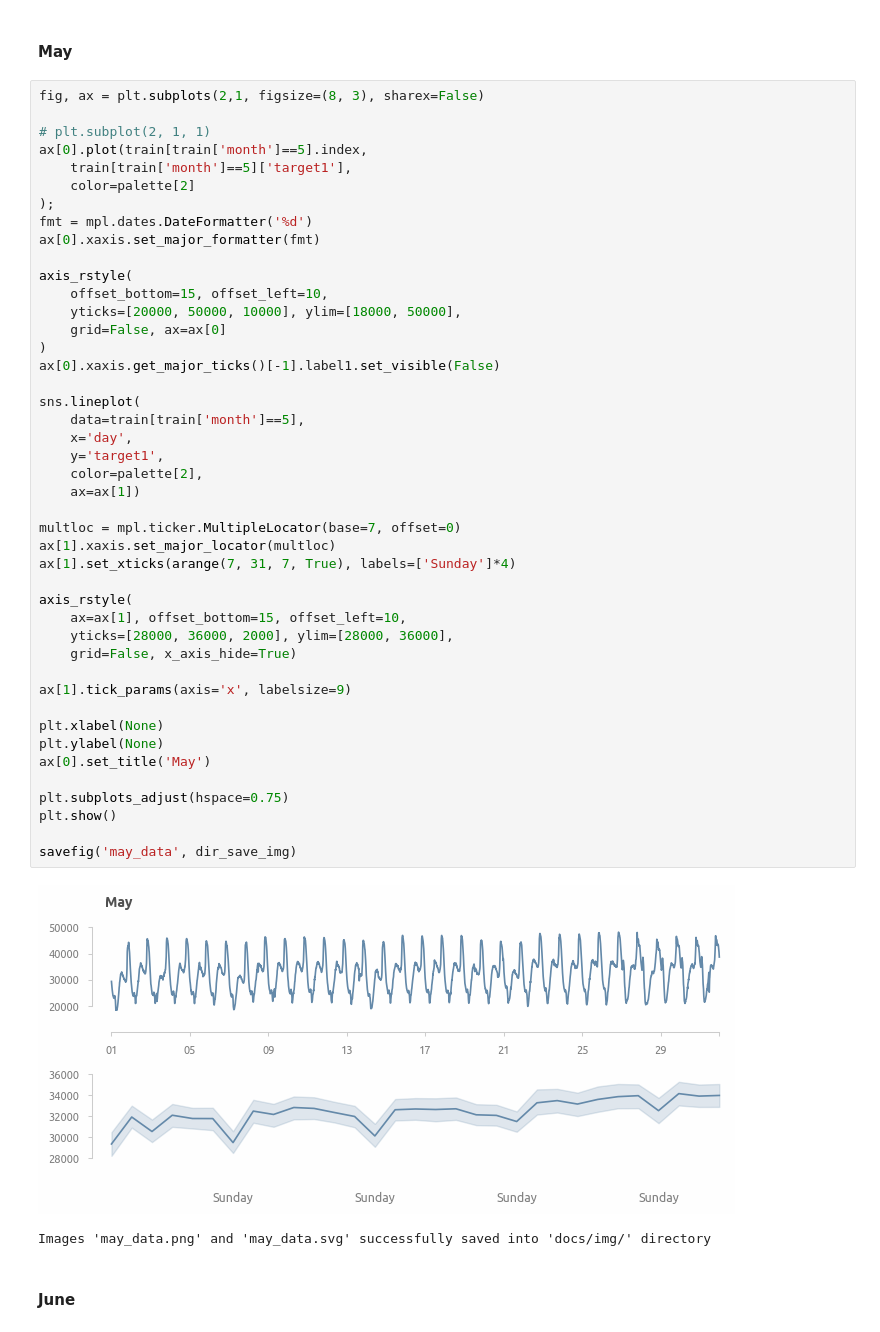
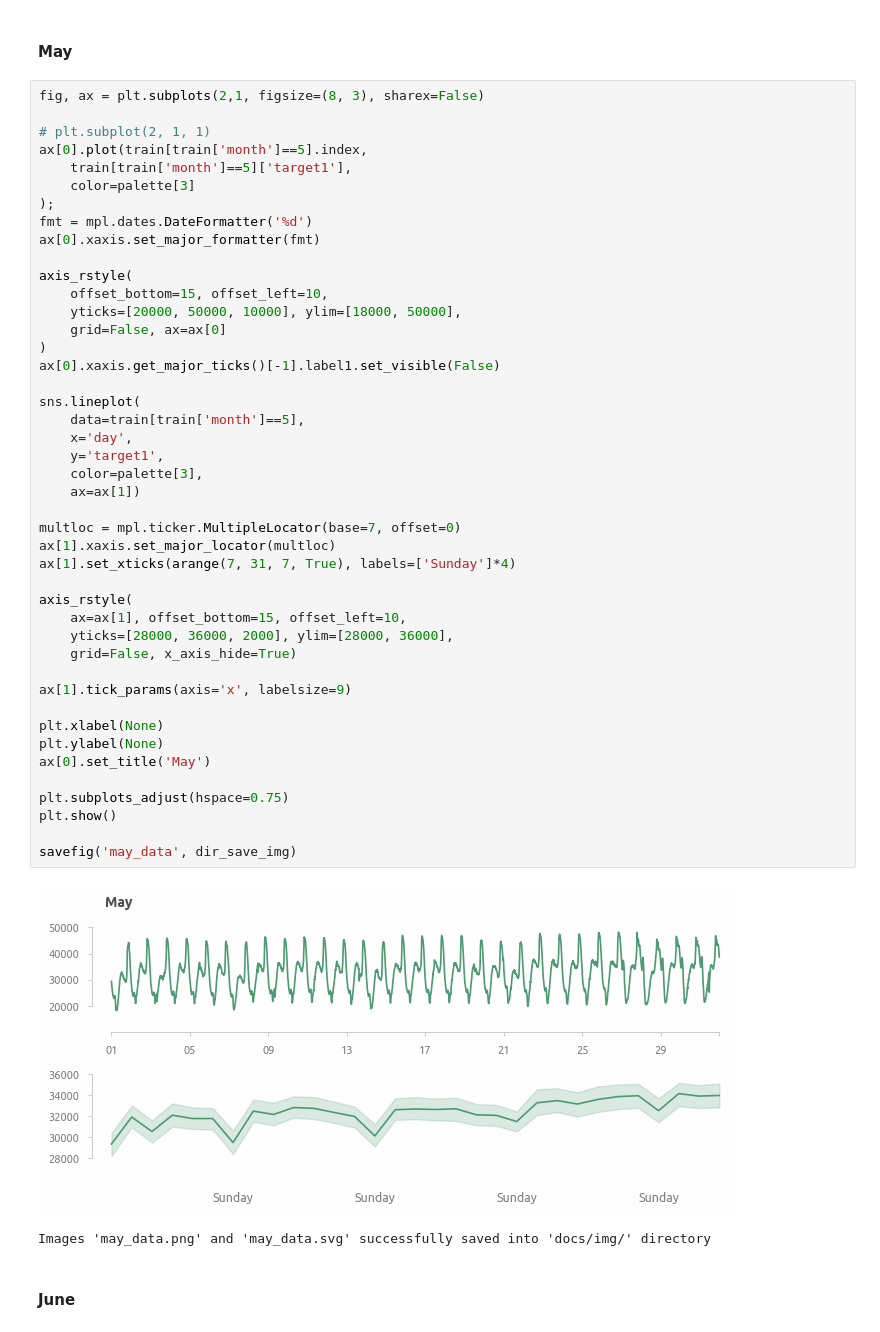
Before and after one commit to a-chasovsky/electric-power-consumption, a Jupyter notebook: 01-explore.ipynb, the cells around one changed output. Saved outputs shown, nothing was run; the diff lists cells and outputs as text.

```diff
--- a/01-explore.ipynb
+++ b/01-explore.ipynb
@@ -585,7 +582,7 @@ fig, ax = plt.subplots(2,1, figsize=(8, 3), sharex=False)
 # plt.subplot(2, 1, 1)
 ax[0].plot(train[train['month']==5].index,
     train[train['month']==5]['target1'],
-    color=palette[2]
+    color=palette[3]
 );
 fmt = mpl.dates.DateFormatter('%d')
 ax[0].xaxis.set_major_formatter(fmt)
@@ -596,35 +593,35 @@ axis_rstyle(
     grid=False, ax=ax[0]
 )
 ax[0].xaxis.get_major_ticks()[-1].label1.set_visible(False)
 
 sns.lineplot(
     data=train[train['month']==5],
     x='day',
     y='target1',
-    color=palette[2],
+    color=palette[3],
     ax=ax[1])
 
 multloc = mpl.ticker.MultipleLocator(base=7, offset=0)
 ax[1].xaxis.set_major_locator(multloc)
 ax[1].set_xticks(arange(7, 31, 7, True), labels=['Sunday']*4)
 
 axis_rstyle(
     ax=ax[1], offset_bottom=15, offset_left=10,
     yticks=[28000, 36000, 2000], ylim=[28000, 36000],
     grid=False, x_axis_hide=True)
 
 ax[1].tick_params(axis='x', labelsize=9)
 
 plt.xlabel(None)
 plt.ylabel(None)
 ax[0].set_title('May')
 
 plt.subplots_adjust(hspace=0.75)
 plt.show()
 
 savefig('may_data', dir_save_img)
 # %% [output]
-[figure, old version]
+[figure, new version]
 Images 'may_data.png' and 'may_data.svg' successfully saved into 'docs/img/' directory
 # %% [markdown]
 #### June
```
Also changed, not shown: parts of 4 cells of this notebook, 11 other files.
